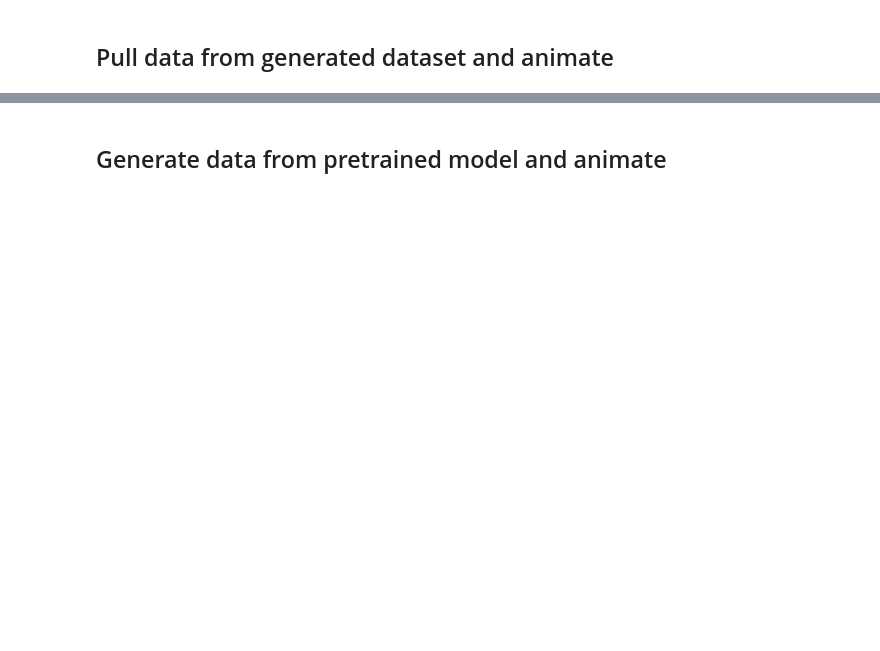
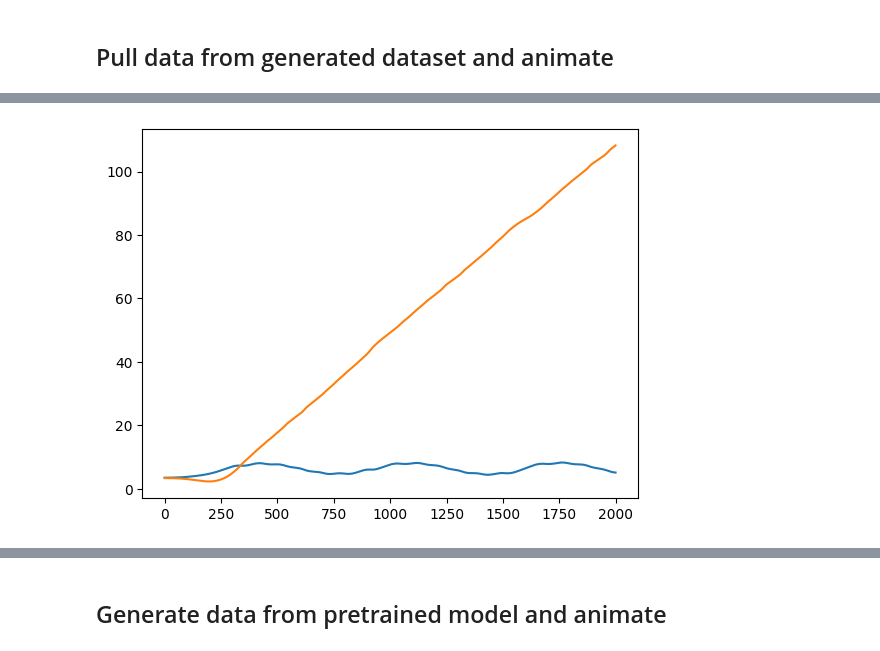
Before and after one commit to elichild01/double-pendulum, a Jupyter notebook: notebooks/animation_generation.ipynb, the cells around one changed output, grey strips where cells are left out. Saved outputs shown, nothing was run; the diff lists cells and outputs as text; code cells hidden in the pictures; blank space fills up the shorter version.

```diff
--- a/notebooks/animation_generation.ipynb
+++ b/notebooks/animation_generation.ipynb
@@ -123,3 +144,13 @@ plt.close(fig)
+# %%
+lim = 100
+for solution in data:
+    theta1, theta2 = solution['theta1'], solution['theta2']
+    if np.max(theta1) > lim or np.max(theta2) > lim:
+        plt.plot(theta1)
+        plt.plot(theta2)
+        break
+# %% [output]
+[figure, added]
 # %% [markdown]
 <video src='../animations/test_access.mp4' controls>
 # %% [markdown]
```
Also changed, not shown: parts of 4 cells of this notebook, 1 other file.
